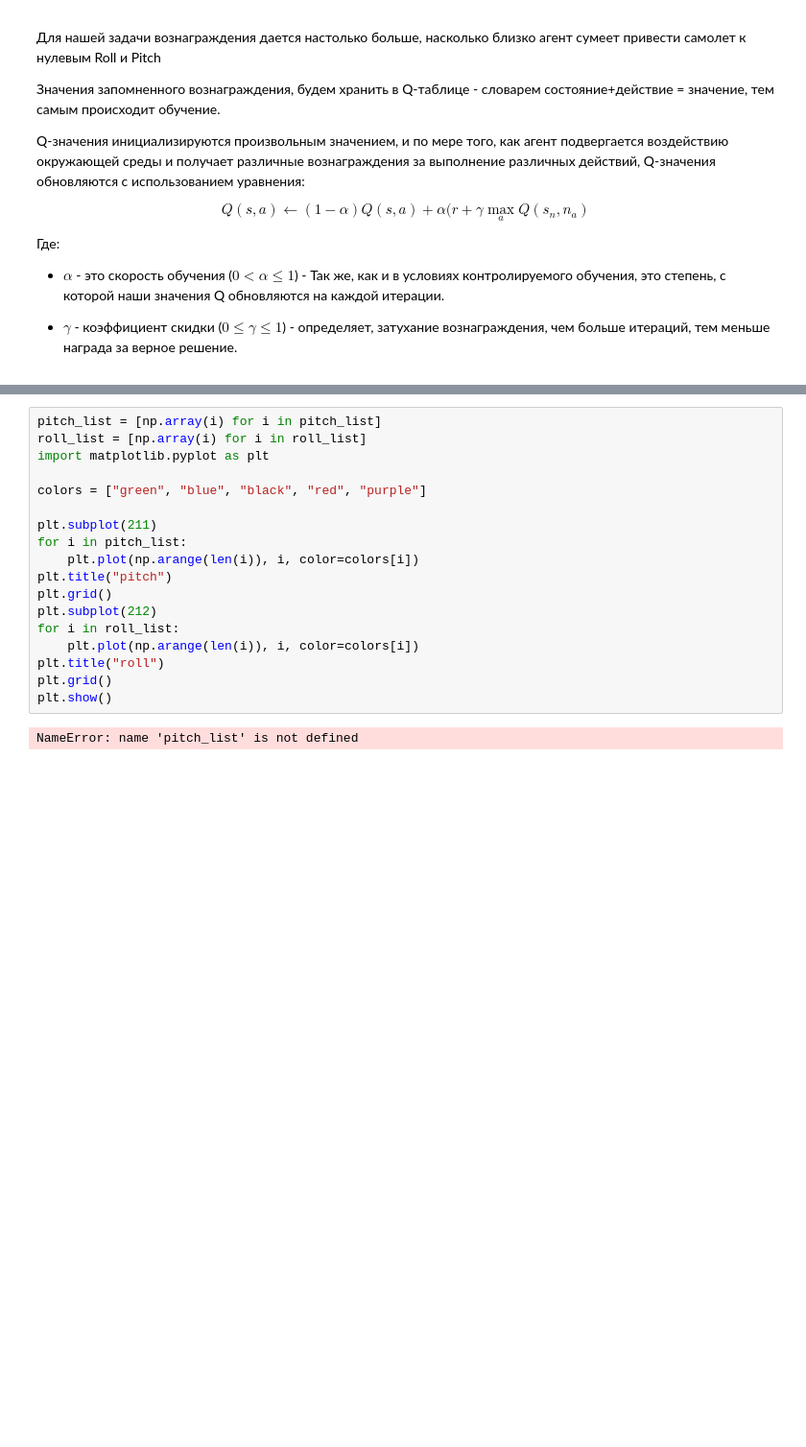
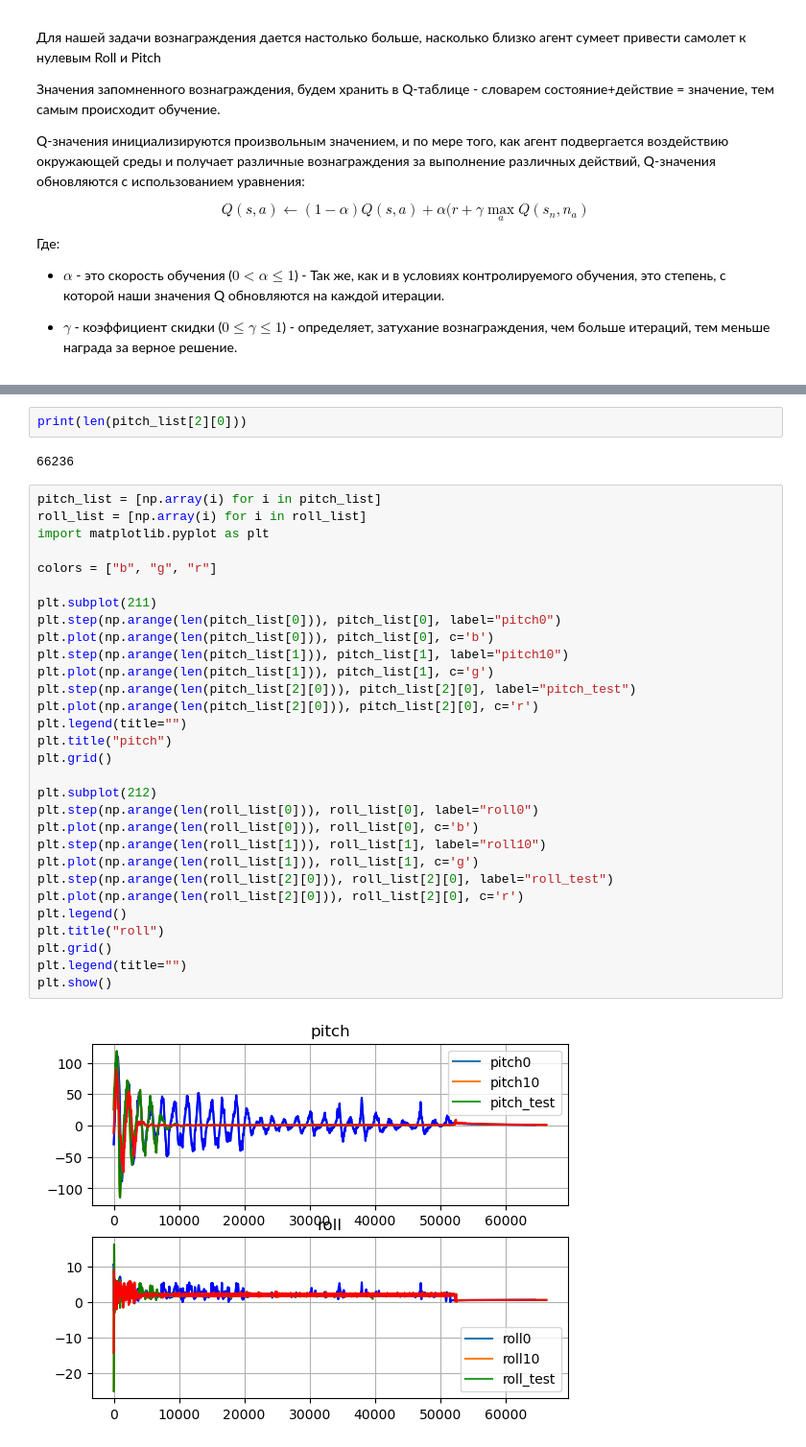
Before and after one commit to PotapovAnton-gif/Th_of_mgnmt, a Jupyter notebook: solve.ipynb, the cells around one changed output, grey strips where cells are left out. Shown at 96% size. Cells and saved outputs as stored; diff of their text form; blank space fills up the shorter version.

```diff
--- a/solve.ipynb
+++ b/solve.ipynb
@@ -285,20 +296,36 @@ Only the first 3 bogeys will be used.
-# %%
-pitch_list = [np.array(i) for i in pitch_list]
-roll_list = [np.array(i) for i in roll_list]
-import matplotlib.pyplot as plt
-
-colors = ["green", "blue", "black", "red", "purple"]
-
-plt.subplot(211)
-for i in pitch_list:
-    plt.plot(np.arange(len(i)), i, color=colors[i])
-plt.title("pitch")
-plt.grid()
-plt.subplot(212)
-for i in roll_list:
-    plt.plot(np.arange(len(i)), i, color=colors[i])
-plt.title("roll")
-plt.grid()
-plt.show()
-# %% [output]
-NameError: name 'pitch_list' is not defined
+# %%
+print(len(pitch_list[2][0]))
+# %% [output]
+66236
+# %%
+pitch_list = [np.array(i) for i in pitch_list]
+roll_list = [np.array(i) for i in roll_list]
+import matplotlib.pyplot as plt
+
+colors = ["b", "g", "r"]
+
+plt.subplot(211)
+plt.step(np.arange(len(pitch_list[0])), pitch_list[0], label="pitch0")
+plt.plot(np.arange(len(pitch_list[0])), pitch_list[0], c='b')
+plt.step(np.arange(len(pitch_list[1])), pitch_list[1], label="pitch10")
+plt.plot(np.arange(len(pitch_list[1])), pitch_list[1], c='g')
+plt.step(np.arange(len(pitch_list[2][0])), pitch_list[2][0], label="pitch_test")
+plt.plot(np.arange(len(pitch_list[2][0])), pitch_list[2][0], c='r')
+plt.legend(title="")
+plt.title("pitch")
+plt.grid()
+
+plt.subplot(212)
+plt.step(np.arange(len(roll_list[0])), roll_list[0], label="roll0")
+plt.plot(np.arange(len(roll_list[0])), roll_list[0], c='b')
+plt.step(np.arange(len(roll_list[1])), roll_list[1], label="roll10")
+plt.plot(np.arange(len(roll_list[1])), roll_list[1], c='g')
+plt.step(np.arange(len(roll_list[2][0])), roll_list[2][0], label="roll_test")
+plt.plot(np.arange(len(roll_list[2][0])), roll_list[2][0], c='r')
+plt.legend()
+plt.title("roll")
+plt.grid()
+plt.legend(title="")
+plt.show()
+# %% [output]
+[figure, added]
```
Also changed, not shown: parts of 3 cells of this notebook.
